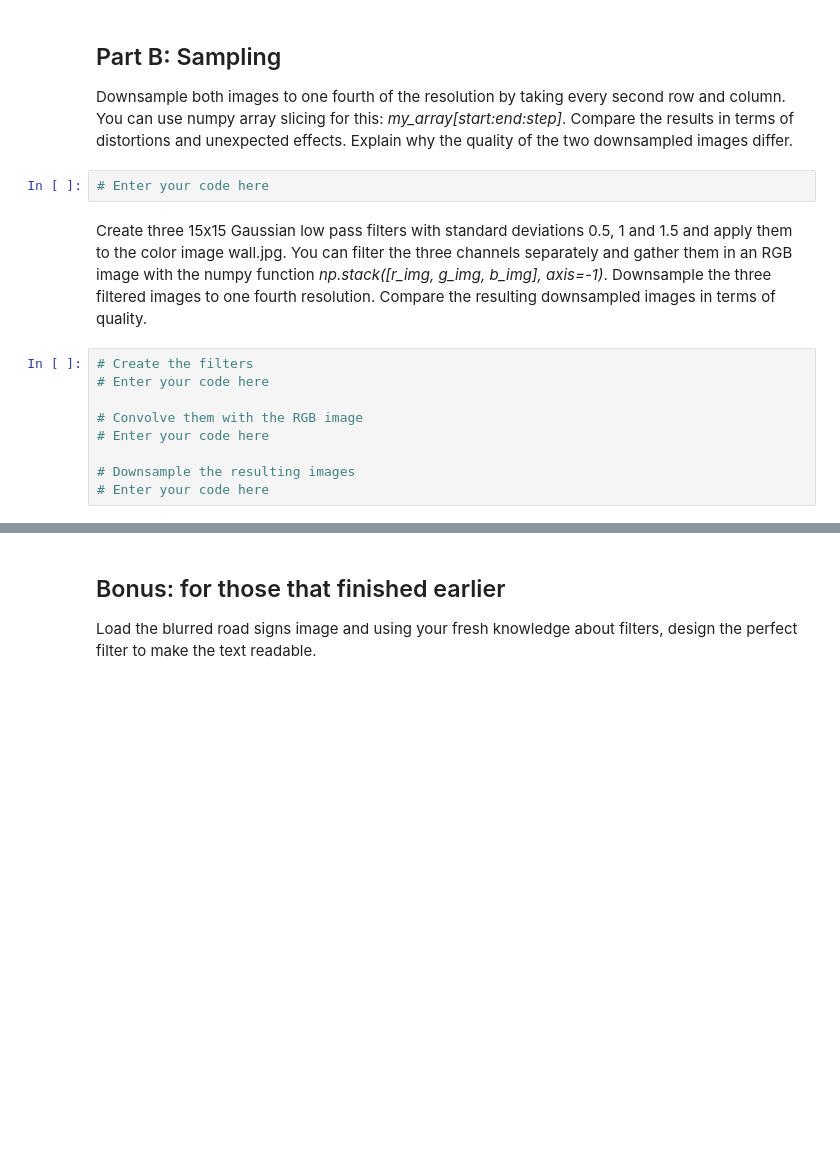
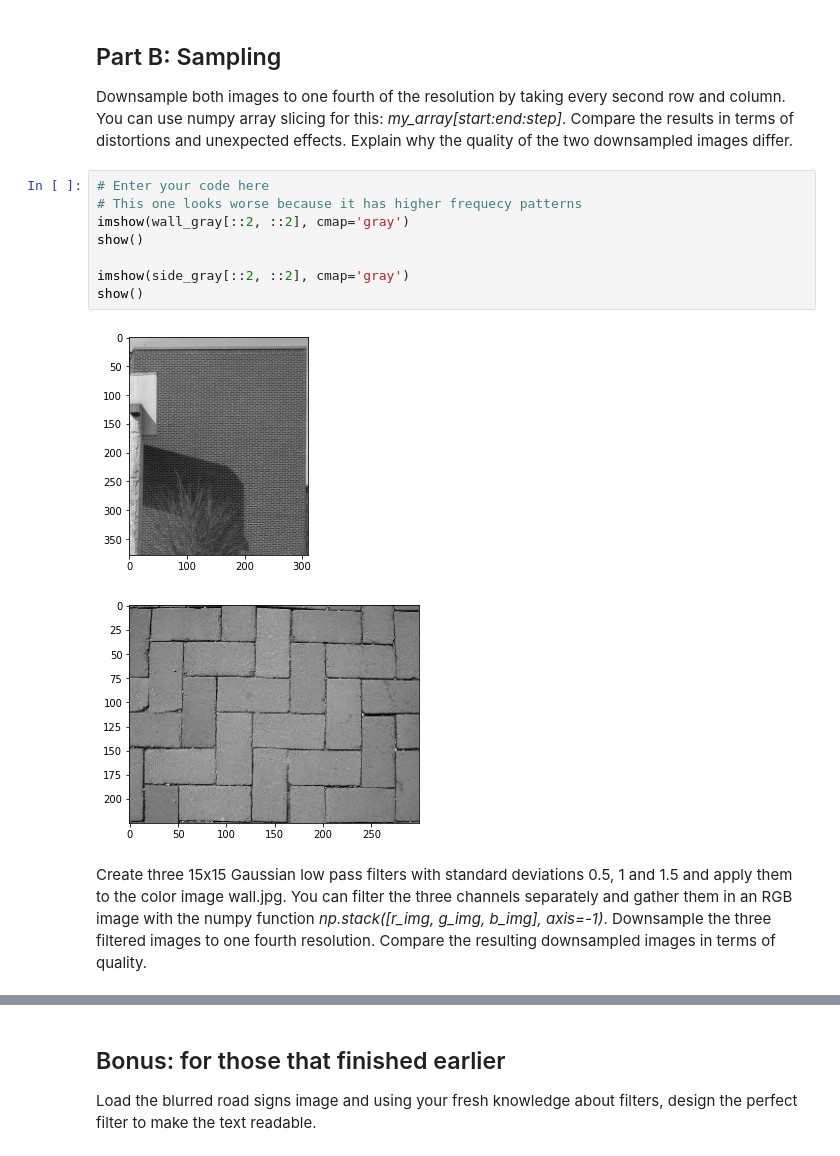
Before and after one commit to sant0s12/viscomp2020, a Jupyter notebook: Exercises/W4/W4_exercise.ipynb, the cells around one changed output, grey strips where cells are left out. Cells and saved outputs as stored; diff of their text form; blank space fills up the shorter version.

```diff
--- a/Exercises/W4/W4_exercise.ipynb
+++ b/Exercises/W4/W4_exercise.ipynb
@@ -243,16 +243,16 @@ show()
 ## Part B: Sampling
 
 Downsample both images to one fourth of the resolution by taking every second row and column. You can use numpy array slicing for this: *my_array[start:end:step]*. Compare the results in terms of distortions and unexpected effects. Explain why the quality of the two downsampled images differ.
-# %%
-# Enter your code here
+# %%
+# Enter your code here
+# This one looks worse because it has higher frequecy patterns
+imshow(wall_gray[::2, ::2], cmap='gray')
+show()
+
+imshow(side_gray[::2, ::2], cmap='gray')
+show()
+# %% [output]
+[figure, added]
+[figure, added]
 # %% [markdown]
 Create three 15x15 Gaussian low pass filters with standard deviations 0.5, 1 and 1.5 and apply them to the color image wall.jpg. You can filter the three channels separately and gather them in an RGB image with the numpy function *np.stack([r_img, g_img, b_img], axis=-1)*. Downsample the three filtered images to one fourth resolution. Compare the resulting downsampled images in terms of quality.
-# %%
-# Create the filters
-# Enter your code here
-
-# Convolve them with the RGB image
-# Enter your code here
-
-# Downsample the resulting images
-# Enter your code here
```
Also changed, not shown: parts of 1 cell of this notebook.
